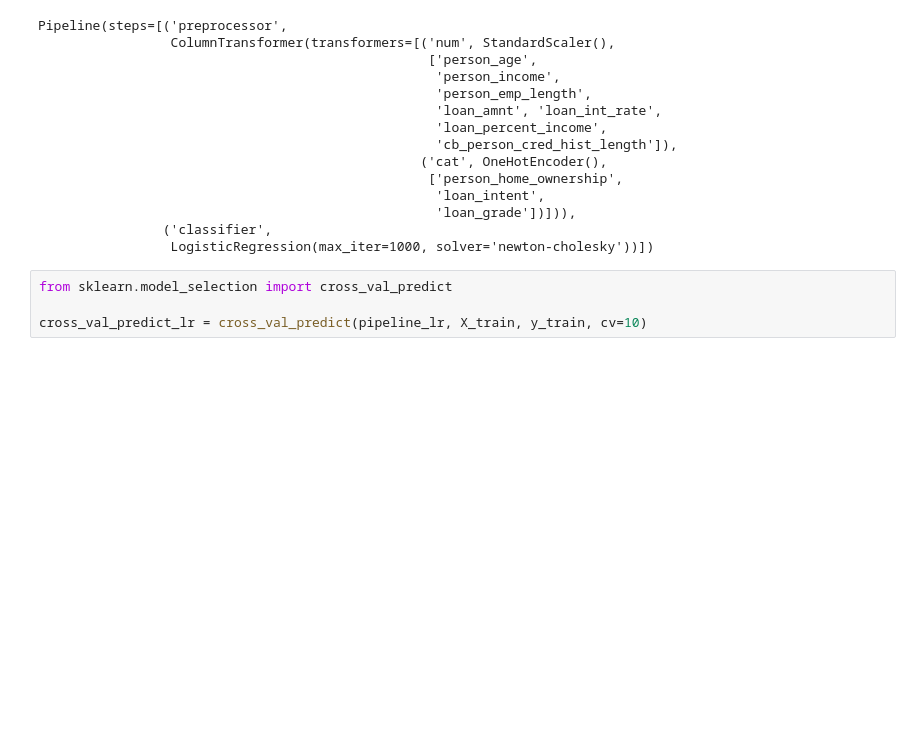
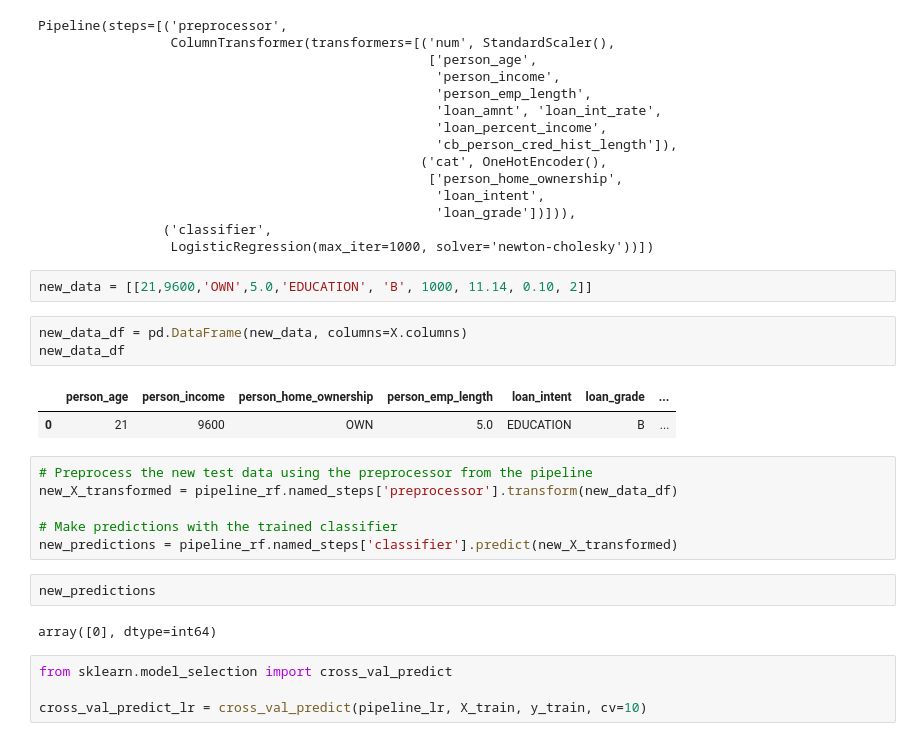
Before and after one commit to atreyu595/Credit-Risk-Modelling, a Jupyter notebook: Credit Risk Analysis.ipynb, the cells around one changed output. Saved outputs shown, nothing was run; the diff lists cells and outputs as text; blank space fills up the shorter version.

Commit message:
added test set to random forest and commented out CPU intensive areas

```diff
--- a/Credit Risk Analysis.ipynb
+++ b/Credit Risk Analysis.ipynb
@@ -715,6 +715,24 @@ Pipeline(steps=[('preprocessor',
                                                    'loan_grade'])])),
                 ('classifier',
                  LogisticRegression(max_iter=1000, solver='newton-cholesky'))])
+# %%
+new_data = [[21,9600,'OWN',5.0,'EDUCATION', 'B', 1000, 11.14, 0.10, 2]]
+# %%
+new_data_df = pd.DataFrame(new_data, columns=X.columns)
+new_data_df
+# %% [output]
+|  | person_age | person_income | person_home_ownership | person_emp_length | loan_intent | loan_grade | ... |
+| 0 | 21 | 9600 | OWN | 5.0 | EDUCATION | B | ... |
+# %%
+# Preprocess the new test data using the preprocessor from the pipeline
+new_X_transformed = pipeline_rf.named_steps['preprocessor'].transform(new_data_df)
+
+# Make predictions with the trained classifier
+new_predictions = pipeline_rf.named_steps['classifier'].predict(new_X_transformed)
+# %%
+new_predictions
+# %% [output]
+array([0], dtype=int64)
 # %%
 from sklearn.model_selection import cross_val_predict
 
```
Also changed, not shown: parts of 14 cells of this notebook.
